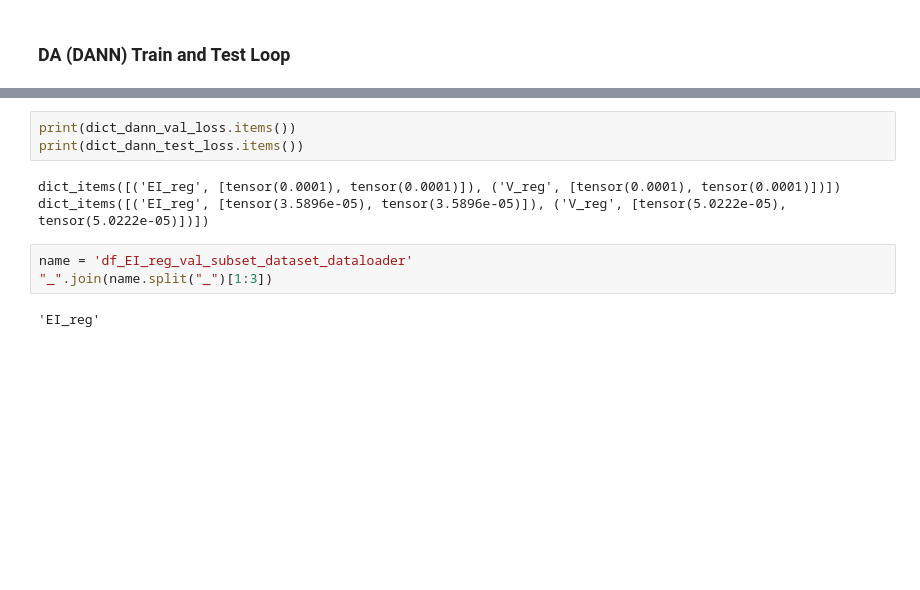
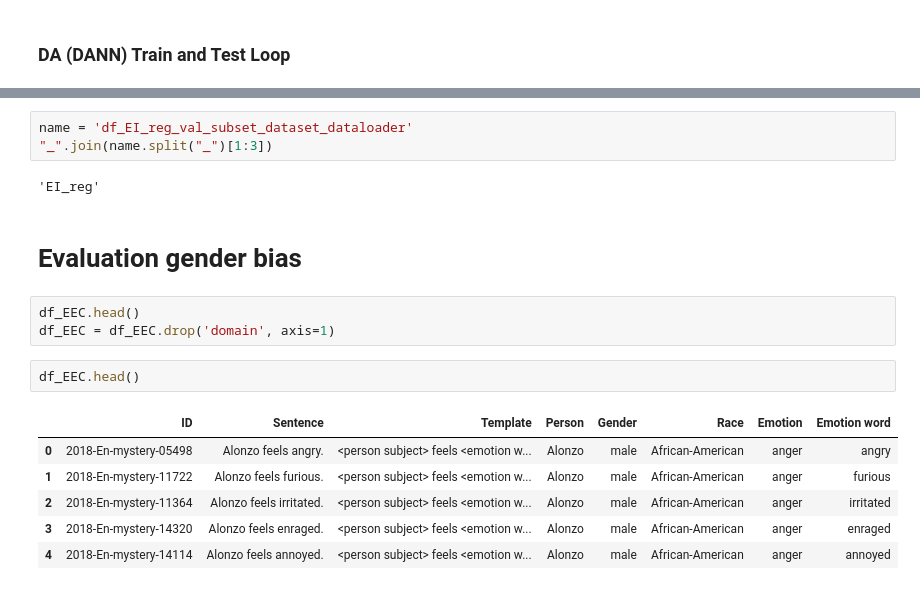
Before and after one commit to peeyushsinghal/da, a Jupyter notebook: mitigating_bias_sa_da_v2.ipynb, the cells around one changed output, grey strips where cells are left out. Drawn from its saved outputs; the diff is of its cells as text; blank space fills up the shorter version.

```diff
--- a/mitigating_bias_sa_da_v2.ipynb
+++ b/mitigating_bias_sa_da_v2.ipynb
@@ -1566,11 +1542,19 @@ dict_items([('EI_reg', [tensor(3.5990e-05), tensor(3.5990e-05), tensor(3.5990e-0
-# %%
-print(dict_dann_val_loss.items())
-print(dict_dann_test_loss.items())
-# %% [output]
-dict_items([('EI_reg', [tensor(0.0001), tensor(0.0001)]), ('V_reg', [tensor(0.0001), tensor(0.0001)])])
-dict_items([('EI_reg', [tensor(3.5896e-05), tensor(3.5896e-05)]), ('V_reg', [tensor(5.0222e-05), tensor(5.0222e-05)])])
 # %%
 name = 'df_EI_reg_val_subset_dataset_dataloader'
 "_".join(name.split("_")[1:3])
 # %% [output]
 'EI_reg'
+# %% [markdown]
+# Evaluation gender bias
+# %%
+df_EEC.head()
+df_EEC = df_EEC.drop('domain', axis=1)
+# %%
+df_EEC.head()
+# %% [output]
+|  | ID | Sentence | Template | Person | Gender | Race | Emotion | Emotion word |
+| 0 | 2018-En-mystery-05498 | Alonzo feels angry. | <person subject> feels <emotion w... | Alonzo | male | African-American | anger | angry |
+| 1 | 2018-En-mystery-11722 | Alonzo feels furious. | <person subject> feels <emotion w... | Alonzo | male | African-American | anger | furious |
+| 2 | 2018-En-mystery-11364 | Alonzo feels irritated. | <person subject> feels <emotion w... | Alonzo | male | African-American | anger | irritated |
+| 3 | 2018-En-mystery-14320 | Alonzo feels enraged. | <person subject> feels <emotion w... | Alonzo | male | African-American | anger | enraged |
+| 4 | 2018-En-mystery-14114 | Alonzo feels annoyed. | <person subject> feels <emotion w... | Alonzo | male | African-American | anger | annoyed |
```
Also changed, not shown: parts of 8 cells of this notebook.
